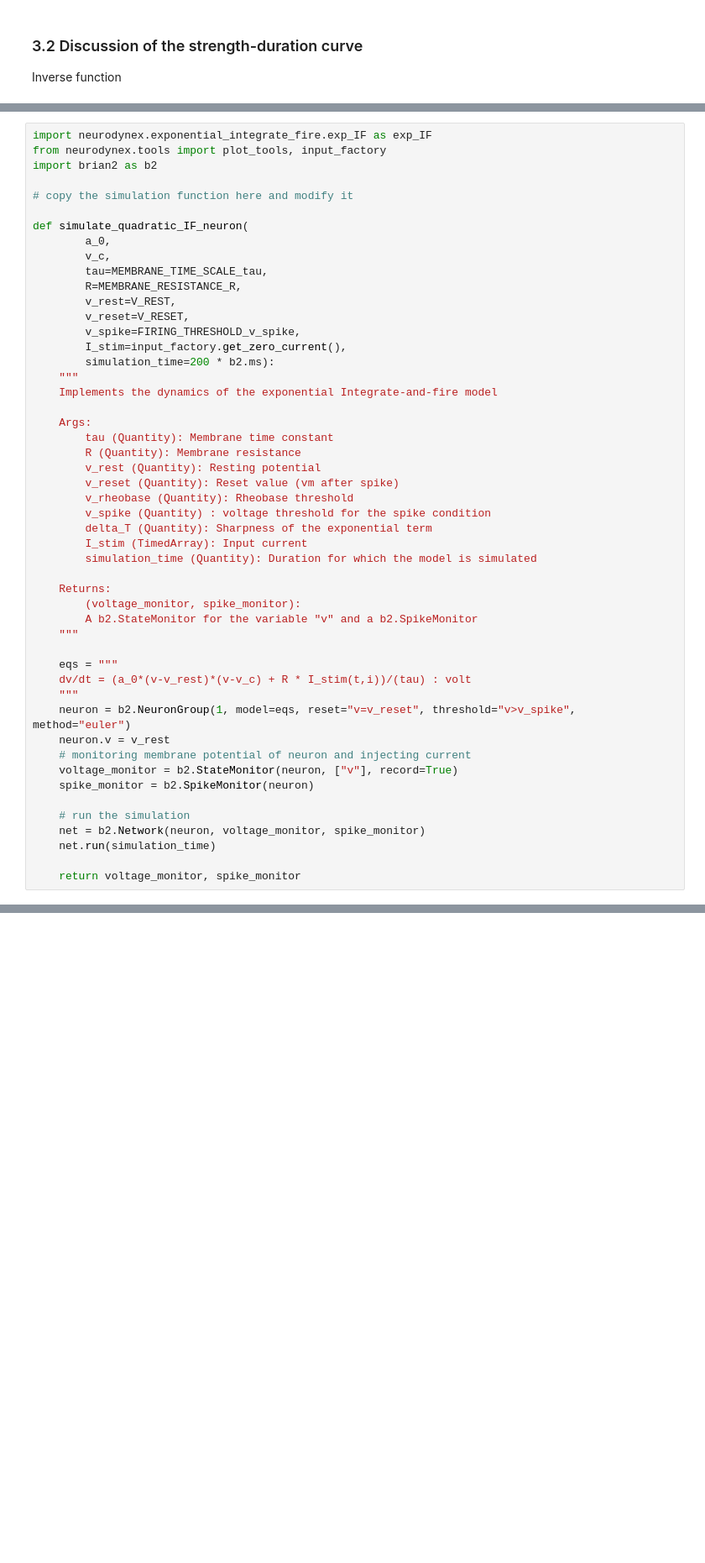
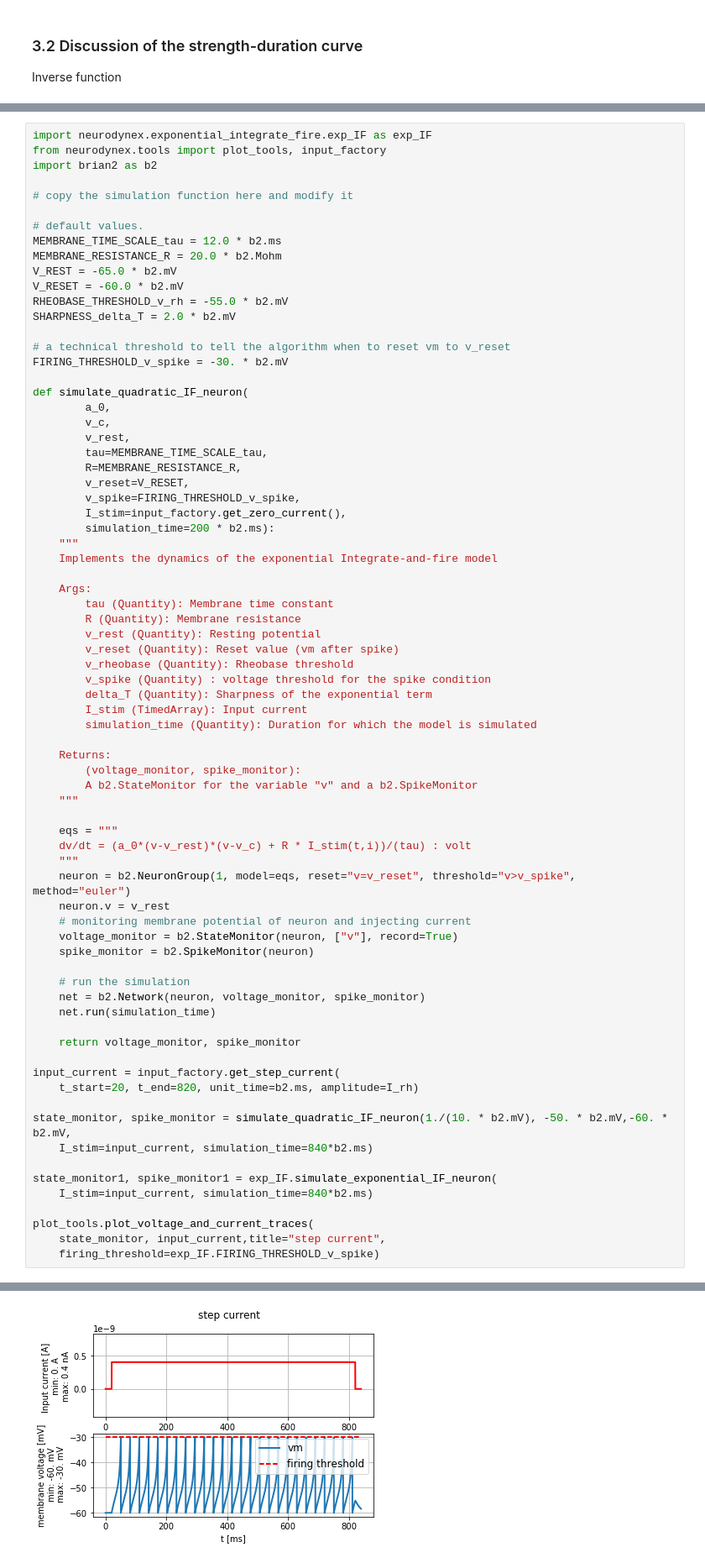
Before and after one commit to FakePersona/BMNN, a Jupyter notebook: Ex3_Rémy_Sun_000.ipynb, the cells around one changed output, grey strips where cells are left out. Shown at 84% size. Cells and saved outputs as stored; diff of their text form; blank space fills up the shorter version.

```diff
--- a/Ex3_Rémy_Sun_000.ipynb
+++ b/Ex3_Rémy_Sun_000.ipynb
@@ -164,12 +164,23 @@ import brian2 as b2
 
 # copy the simulation function here and modify it
 
+# default values.
+MEMBRANE_TIME_SCALE_tau = 12.0 * b2.ms
+MEMBRANE_RESISTANCE_R = 20.0 * b2.Mohm
+V_REST = -65.0 * b2.mV
+V_RESET = -60.0 * b2.mV
+RHEOBASE_THRESHOLD_v_rh = -55.0 * b2.mV
+SHARPNESS_delta_T = 2.0 * b2.mV
+
+# a technical threshold to tell the algorithm when to reset vm to v_reset
+FIRING_THRESHOLD_v_spike = -30. * b2.mV
+
 def simulate_quadratic_IF_neuron(
         a_0,
         v_c,
+        v_rest,
         tau=MEMBRANE_TIME_SCALE_tau,
         R=MEMBRANE_RESISTANCE_R,
-        v_rest=V_REST,
         v_reset=V_RESET,
         v_spike=FIRING_THRESHOLD_v_spike,
         I_stim=input_factory.get_zero_current(),
@@ -207,3 +218,17 @@ def simulate_quadratic_IF_neuron(
     net.run(simulation_time)
 
     return voltage_monitor, spike_monitor
+
+input_current = input_factory.get_step_current(
+    t_start=20, t_end=820, unit_time=b2.ms, amplitude=I_rh)
+
+state_monitor, spike_monitor = simulate_quadratic_IF_neuron(1./(10. * b2.mV), -50. * b2.mV,-60. * b2.mV,
+    I_stim=input_current, simulation_time=840*b2.ms)
+
+state_monitor1, spike_monitor1 = exp_IF.simulate_exponential_IF_neuron(
+    I_stim=input_current, simulation_time=840*b2.ms)
+
+plot_tools.plot_voltage_and_current_traces(
+    state_monitor, input_current,title="step current",
+    firing_threshold=exp_IF.FIRING_THRESHOLD_v_spike)
+# %% [output]
@@ -210,2 +237,3 @@ def simulate_quadratic_IF_neuron(
+[figure, added]
 # %%
 # 3.3.4 Approximate the exponential model (solve it on paper, use the final expressions here)
```
Also changed, not shown: parts of 5 cells of this notebook, 1 other file.
